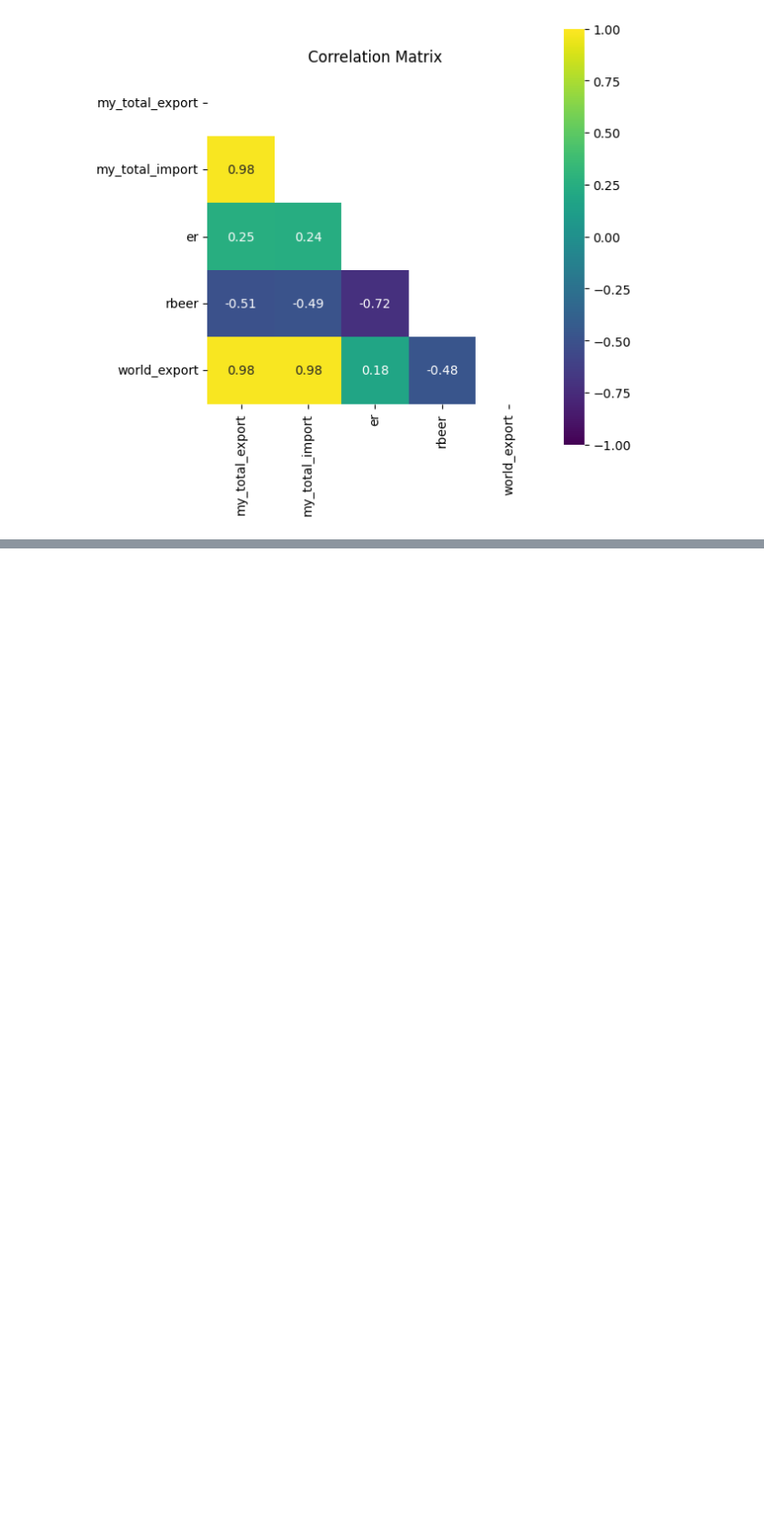
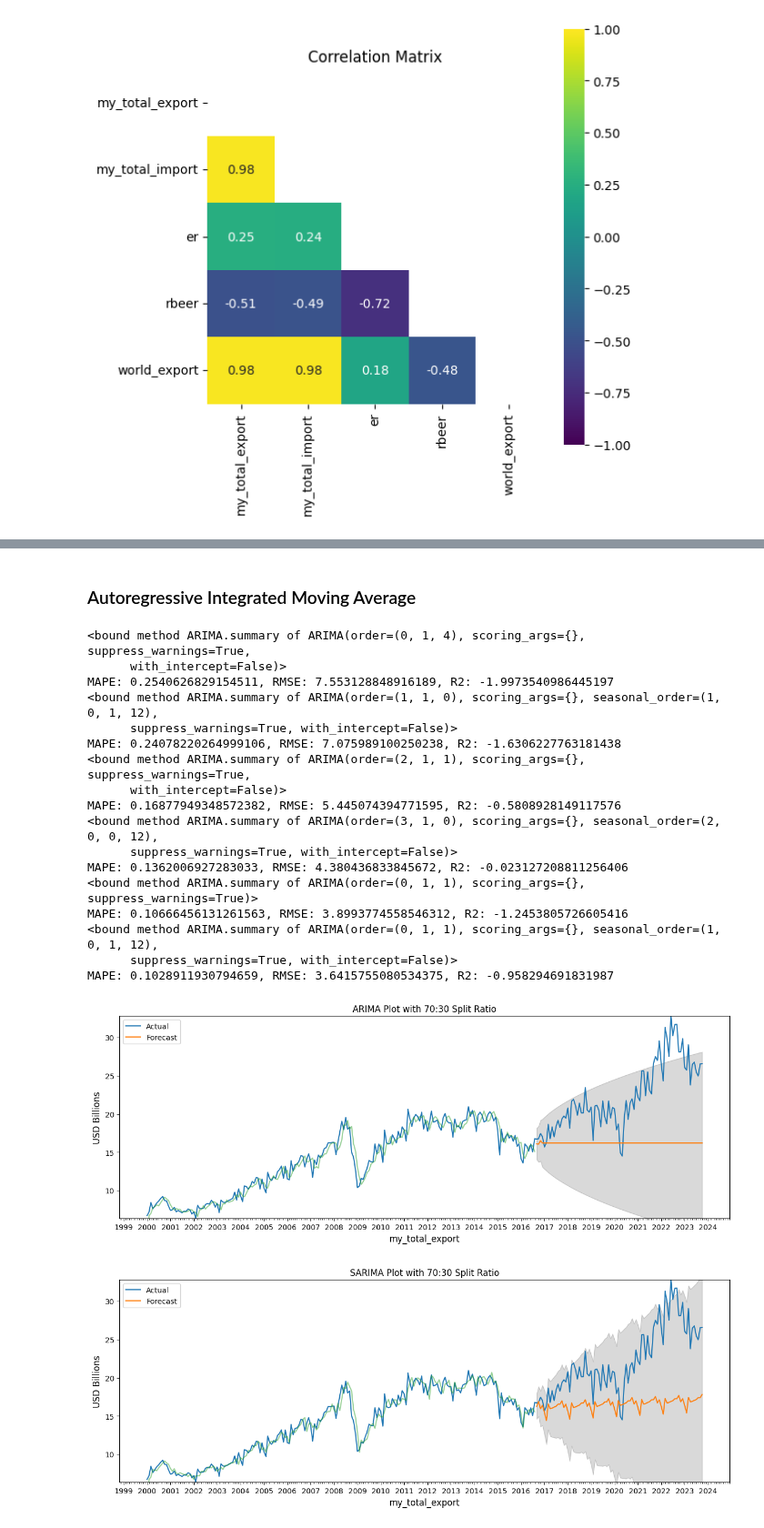
Before and after one commit to jhwong97/wqd7002-forecasting-export-project, a Jupyter notebook: test_code_area.ipynb, the cells around one changed output, grey strips where cells are left out. Shown at 91% size. Cells and saved outputs as stored; diff of their text form; code cells hidden in the pictures; blank space fills up the shorter version.

```diff
--- a/test_code_area.ipynb
+++ b/test_code_area.ipynb
@@ -975,0 +982,7 @@ plt.show()
+# %%
+# Copy a dataset for modelling purpose
+df_model_actual = eda_df.copy()
+df_model_actual = df_model_actual.drop(['trade_balance'], axis=1)
+df_model_actual['date'] = pd.to_datetime(df_model_actual['date'], infer_datetime_format=True)
+df_model_actual = df_model_actual.set_index(['date'])
+df_model_actual.head()
@@ -975,0 +1040,2 @@ plt.show()
+# %% [markdown]
+### Autoregressive Integrated Moving Average
@@ -975,0 +1176,33 @@ plt.show()
+# %%
+df_act_fc_list, df_fitted_list, df_lower_list, df_upper_list, seasonal_list = arima_modeling(original_data=df_model_actual,
+                                                                                train_data_list=train_data_list,
+                                                                                test_data_list=test_data_list,
+                                                                                seasonal=[False, True],
+                                                                                attribute=['my_total_export'])
+
+arima_result_plot(df_act_fc_list,
+                  df_fitted_list,
+                  df_lower_list,
+                  df_upper_list,
+                  split_ratio,
+                  seasonal_list)
+# %% [output]
+<bound method ARIMA.summary of ARIMA(order=(0, 1, 4), scoring_args={}, suppress_warnings=True,
+      with_intercept=False)>
+MAPE: 0.2540626829154511, RMSE: 7.553128848916189, R2: -1.9973540986445197
+<bound method ARIMA.summary of ARIMA(order=(1, 1, 0), scoring_args={}, seasonal_order=(1, 0, 1, 12),
+      suppress_warnings=True, with_intercept=False)>
+MAPE: 0.24078220264999106, RMSE: 7.075989100250238, R2: -1.6306227763181438
+<bound method ARIMA.summary of ARIMA(order=(2, 1, 1), scoring_args={}, suppress_warnings=True,
+      with_intercept=False)>
+MAPE: 0.16877949348572382, RMSE: 5.445074394771595, R2: -0.5808928149117576
+<bound method ARIMA.summary of ARIMA(order=(3, 1, 0), scoring_args={}, seasonal_order=(2, 0, 0, 12),
+      suppress_warnings=True, with_intercept=False)>
+MAPE: 0.1362006927283033, RMSE: 4.380436833845672, R2: -0.023127208811256406
+<bound method ARIMA.summary of ARIMA(order=(0, 1, 1), scoring_args={}, suppress_warnings=True)>
+MAPE: 0.10666456131261563, RMSE: 3.8993774558546312, R2: -1.2453805726605416
+<bound method ARIMA.summary of ARIMA(order=(0, 1, 1), scoring_args={}, seasonal_order=(1, 0, 1, 12),
+      suppress_warnings=True, with_intercept=False)>
+MAPE: 0.1028911930794659, RMSE: 3.6415755080534375, R2: -0.958294691831987
+[figure, added]
+[figure, added]
```
Also changed, not shown: parts of 11 cells of this notebook.
